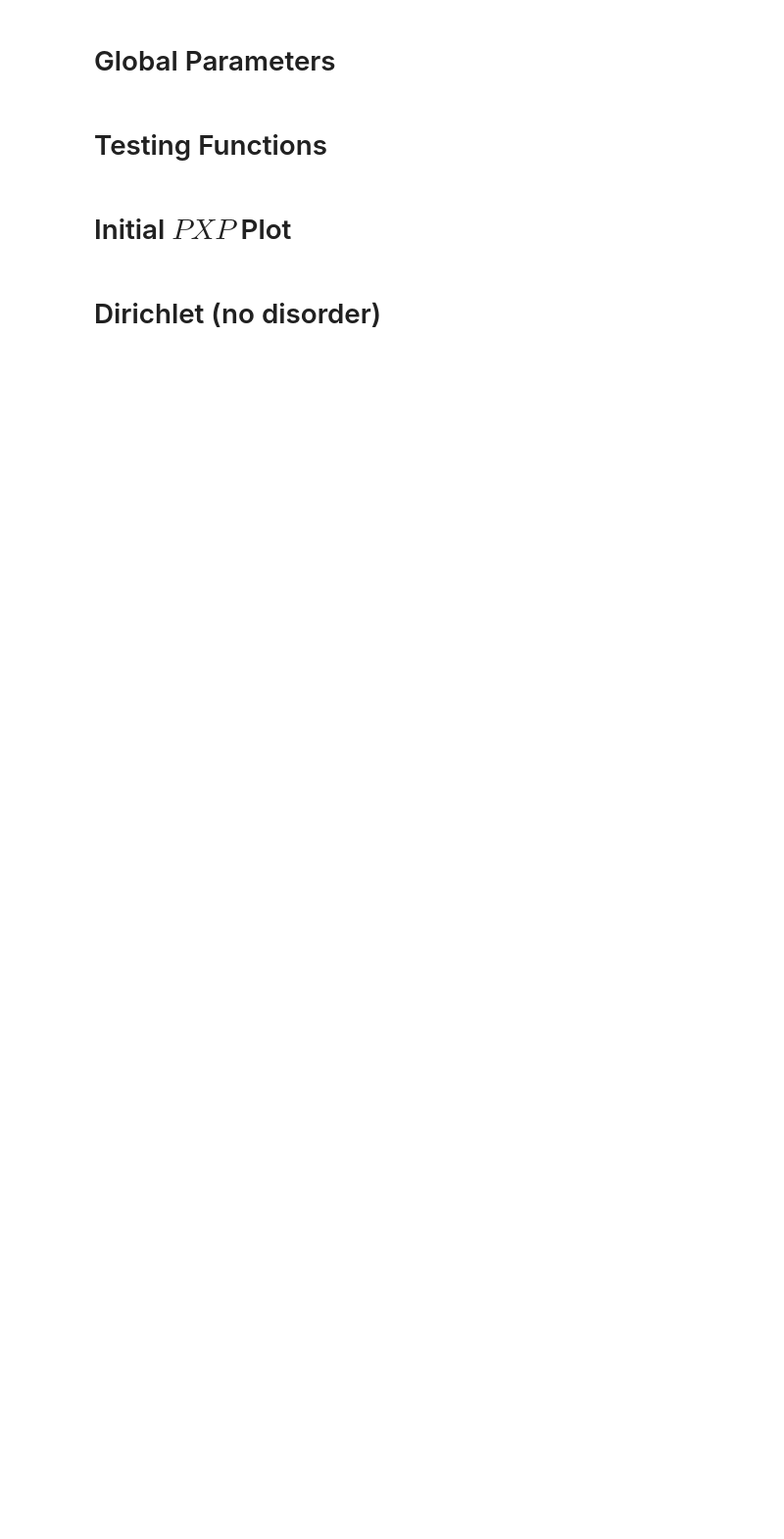
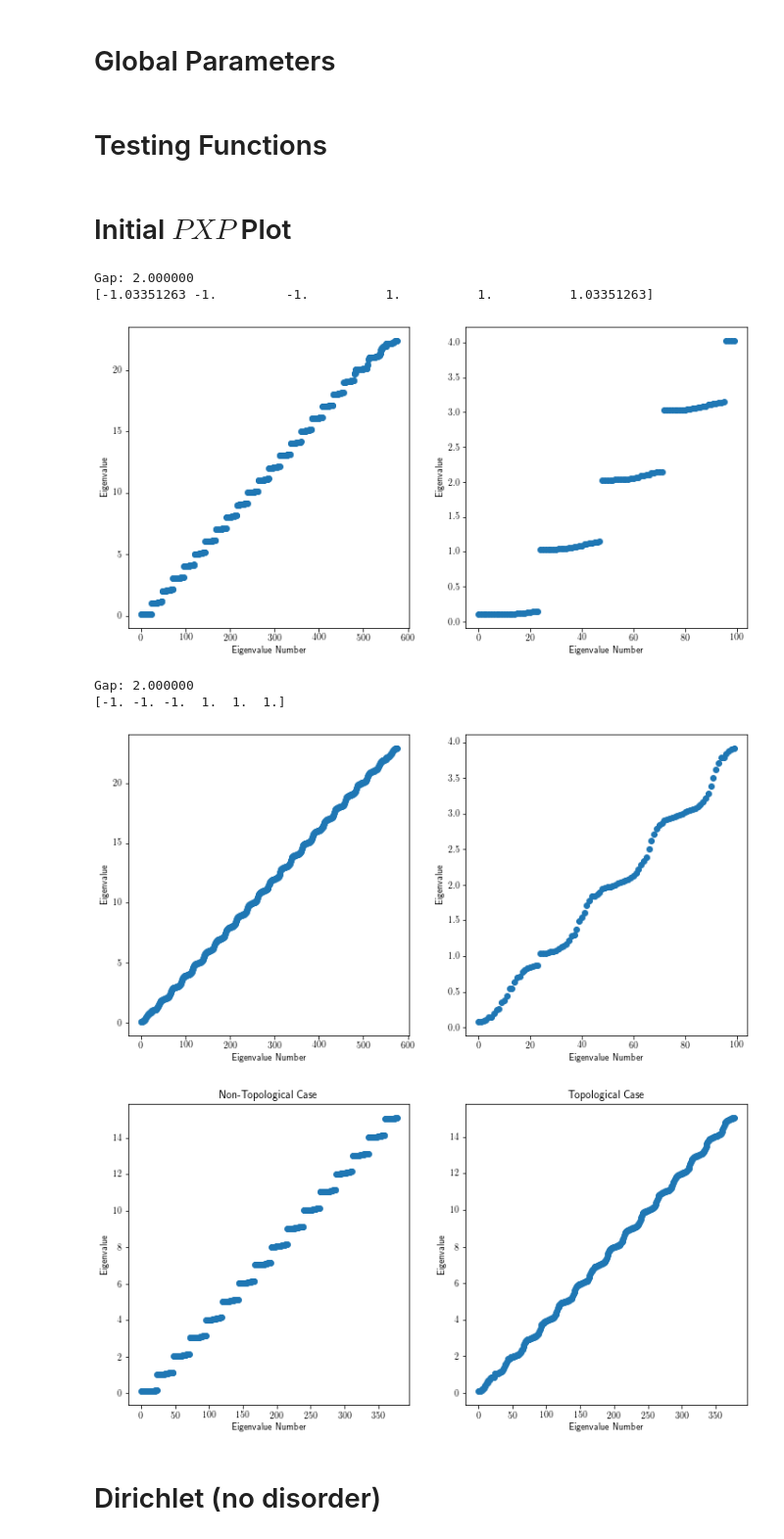
Before and after one commit to kstub/pxp-wannier, a Jupyter notebook: notebook-for-paper.ipynb, the cells around one changed output. Shown at 98% size. Drawn from its saved outputs; the diff is of its cells as text; code cells hidden in the pictures; blank space fills up the shorter version.

Commit message:
Updated plots to match paper

```diff
--- a/notebook-for-paper.ipynb
+++ b/notebook-for-paper.ipynb
@@ -121,30 +124,38 @@ model_parameters_non_topo = \
 # %%
 hm_topo = HaldaneModel(**model_parameters_topo)
 hm_non_topo = HaldaneModel(**model_parameters_non_topo)
 
 X, _ = hm_topo.gen_position_ops(hm_topo.N, hm_topo.M)
 
 E_non_topo = test_bins(hm_non_topo, X, plotting_parameters)
 E_topo = test_bins(hm_topo, X, plotting_parameters)
 
 fig = plt.figure(figsize=(12,6))
 ax0 = fig.add_subplot(1, 2, 1)
 ax1 = fig.add_subplot(1, 2, 2)
 
 ax0.plot(E_non_topo[:378], 'o')
 ax0.set_xlabel('Eigenvalue Number')
 ax0.set_ylabel('Eigenvalue')
 ax0.set_title('Non-Topological Case')
 
 
 ax1.plot(E_topo[:378], 'o')
 ax1.set_xlabel('Eigenvalue Number')
 ax1.set_ylabel('Eigenvalue')
 ax1.set_title('Topological Case')
 
-filename = "./images/pxp_evals_topo_comparison_zoom.png"
+filename = "../images/pxp_evals_topo_comparison_zoom.png"
 plt.savefig(filename, bbox_inches='tight')
 plt.show()
+# %% [output]
+Gap: 2.000000
+[-1.03351263 -1.         -1.          1.          1.          1.03351263]
+[figure, added]
+Gap: 2.000000
+[-1. -1. -1.  1.  1.  1.]
+[figure, added]
+[figure, added]
 # %% [markdown]
 # Dirichlet (no disorder)
 # %%
```
Also changed, not shown: parts of 17 cells of this notebook, 1 other file.
